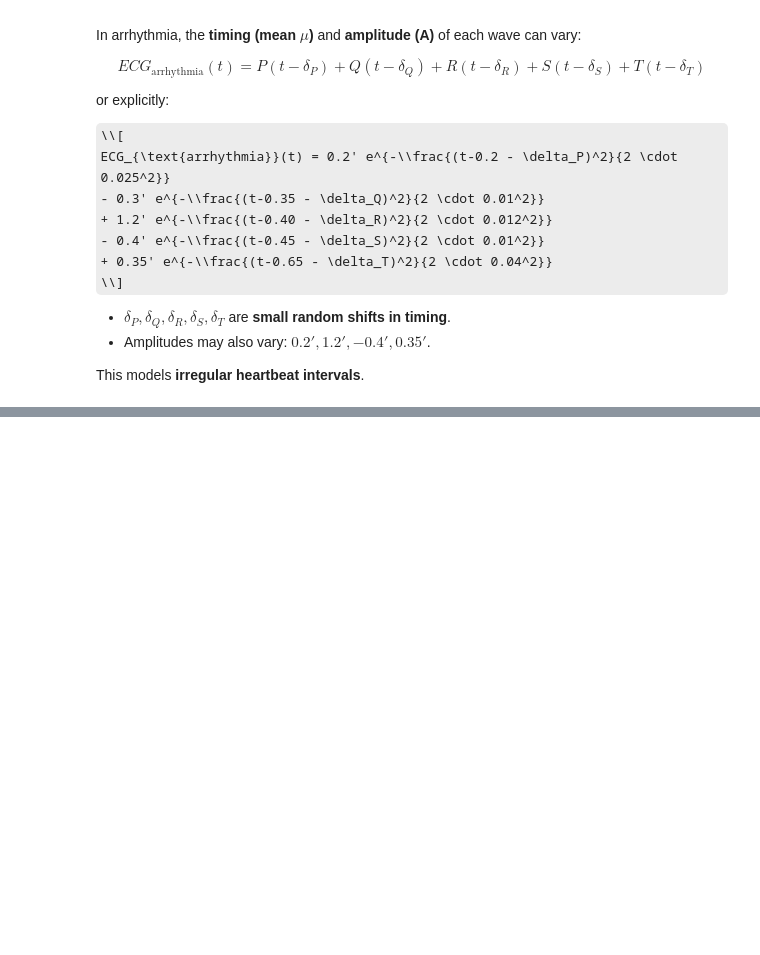
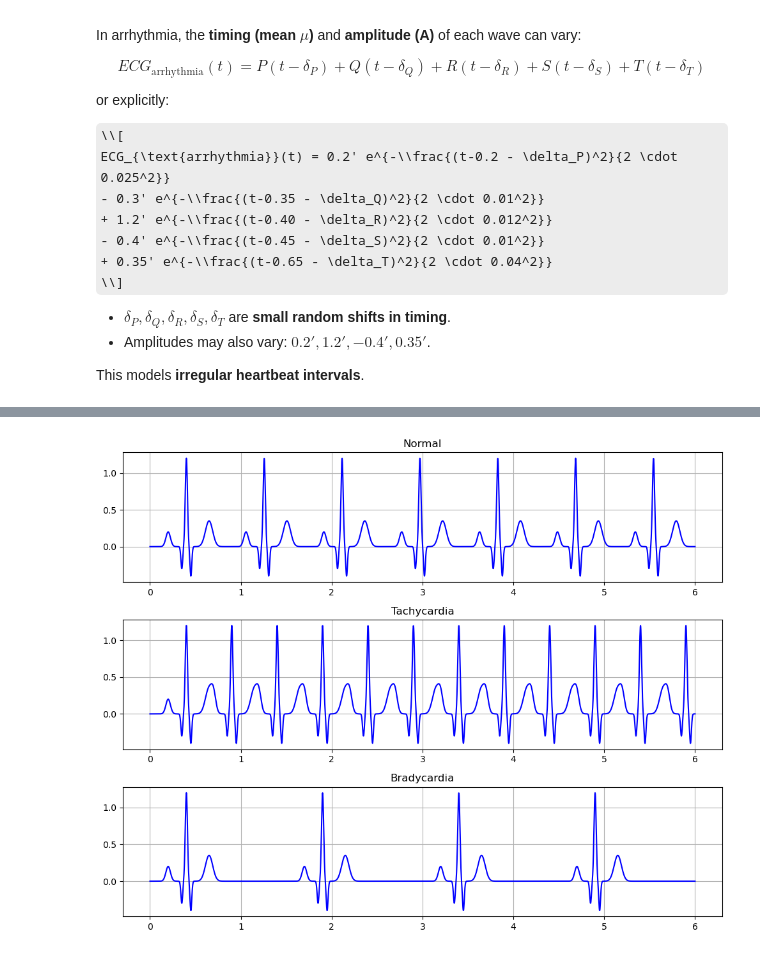
Before and after one commit to kalina-dev/Math_in_ecg, a Jupyter notebook: ecg_generator/notebooks/final_analysis.ipynb, the cells around one changed output, grey strips where cells are left out. Cells and saved outputs as stored; diff of their text form; code cells hidden in the pictures; some formulas as TeX source; blank space fills up the shorter version.

Commit message:
Improve final_analysis.ipynb
Add conditions in a common file

```diff
--- a/ecg_generator/notebooks/final_analysis.ipynb
+++ b/ecg_generator/notebooks/final_analysis.ipynb
@@ -133,0 +123,25 @@ plt.show()
+# %%
+from ecg_generator import generate_ecg
+
+plt.figure(figsize=(10,8))
+
+conditions = {
+    "Normal": 70,
+    "Tachycardia": 120,
+    "Bradycardia": 40
+}
+
+for i, (name, hr) in enumerate(conditions.items(),1):
+
+    t, signal = generate_ecg(6, hr)
+
+    plt.subplot(3,1,i)
+    plt.plot(t, signal,color="blue")
+
+    plt.title(name)
+    plt.grid()
+
+plt.tight_layout()
+plt.show()
+# %% [output]
+[figure, added]
```
Also changed, not shown: parts of 7 cells of this notebook.
